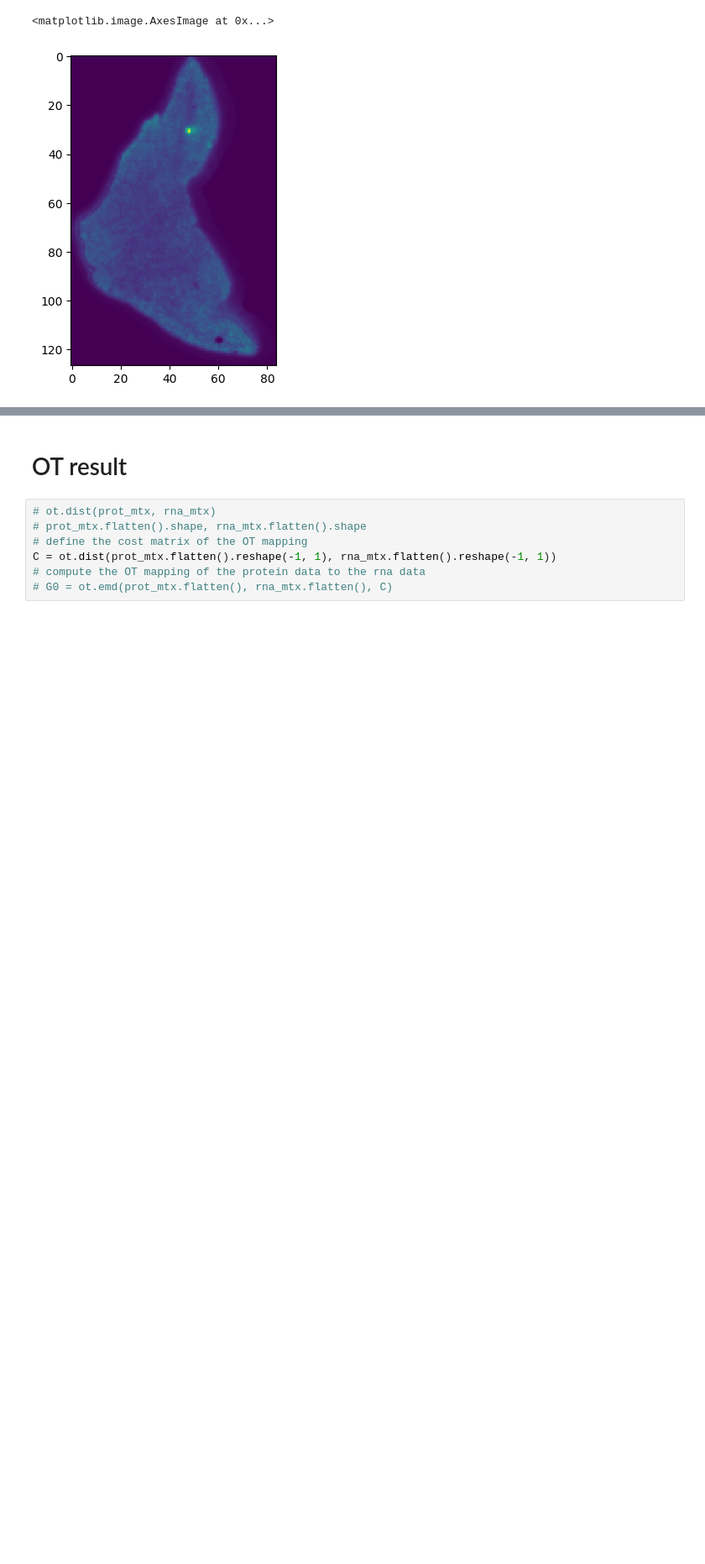
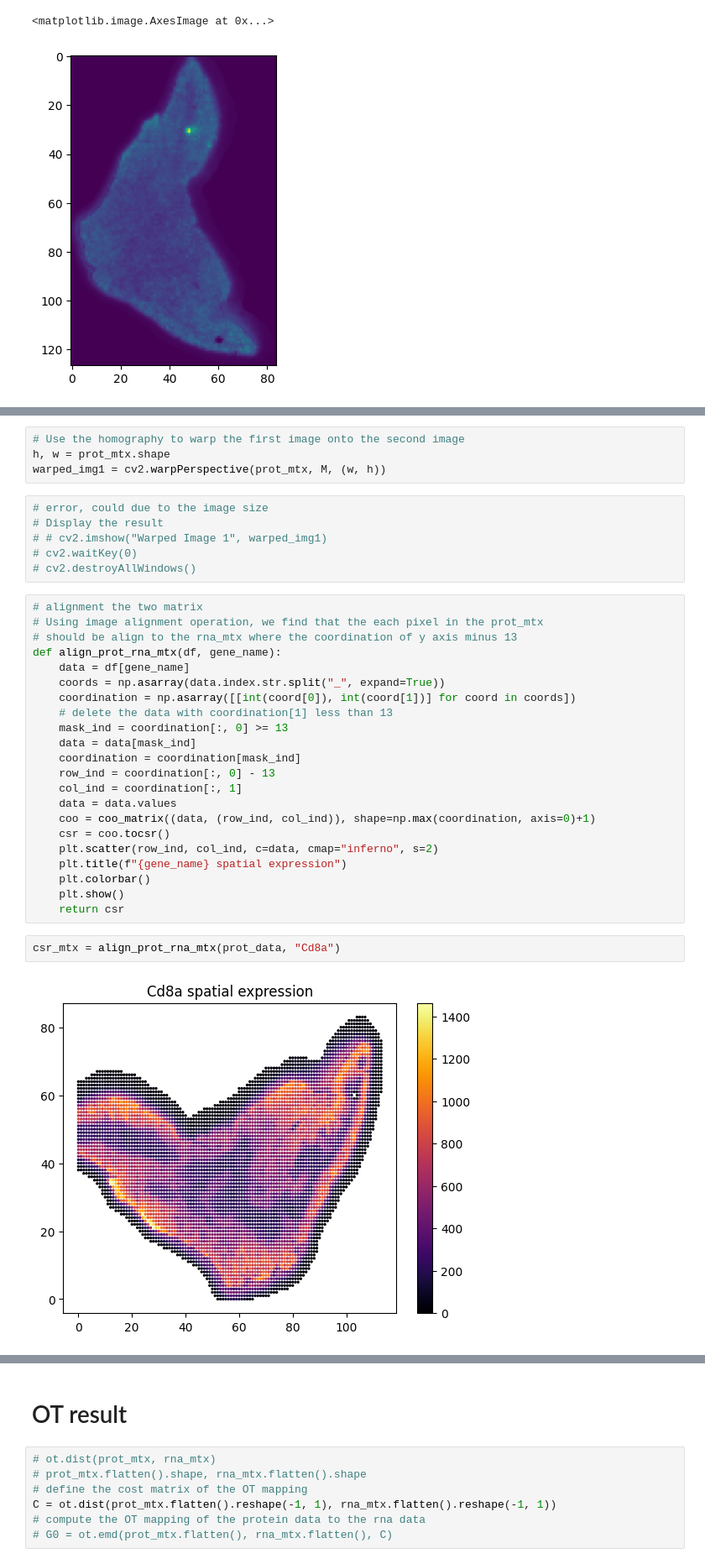
Before and after one commit to cb11711211/sc_st_attention_integration, a Jupyter notebook: pot_fuse_prot_rna.ipynb, the cells around one changed output, grey strips where cells are left out. Shown at 84% size. Saved outputs shown, nothing was run; the diff lists cells and outputs as text; blank space fills up the shorter version.

```diff
--- a/pot_fuse_prot_rna.ipynb
+++ b/pot_fuse_prot_rna.ipynb
@@ -281,0 +273,36 @@ plt.imshow(rna_mtx)
+# %%
+# Use the homography to warp the first image onto the second image
+h, w = prot_mtx.shape
+warped_img1 = cv2.warpPerspective(prot_mtx, M, (w, h))
+# %%
+# error, could due to the image size
+# Display the result
+# # cv2.imshow("Warped Image 1", warped_img1)
+# cv2.waitKey(0)
+# cv2.destroyAllWindows()
+# %%
+# alignment the two matrix
+# Using image alignment operation, we find that the each pixel in the prot_mtx
+# should be align to the rna_mtx where the coordination of y axis minus 13
+def align_prot_rna_mtx(df, gene_name):
+    data = df[gene_name]
+    coords = np.asarray(data.index.str.split("_", expand=True))
+    coordination = np.asarray([[int(coord[0]), int(coord[1])] for coord in coords])
+    # delete the data with coordination[1] less than 13
+    mask_ind = coordination[:, 0] >= 13
+    data = data[mask_ind]
+    coordination = coordination[mask_ind]
+    row_ind = coordination[:, 0] - 13
+    col_ind = coordination[:, 1]
+    data = data.values
+    coo = coo_matrix((data, (row_ind, col_ind)), shape=np.max(coordination, axis=0)+1)
+    csr = coo.tocsr()
+    plt.scatter(row_ind, col_ind, c=data, cmap="inferno", s=2)
+    plt.title(f"{gene_name} spatial expression")
+    plt.colorbar()
+    plt.show()
+    return csr
+# %%
+csr_mtx = align_prot_rna_mtx(prot_data, "Cd8a")
+# %% [output]
+[figure, added]
```
Also changed, not shown: parts of 22 cells of this notebook.
